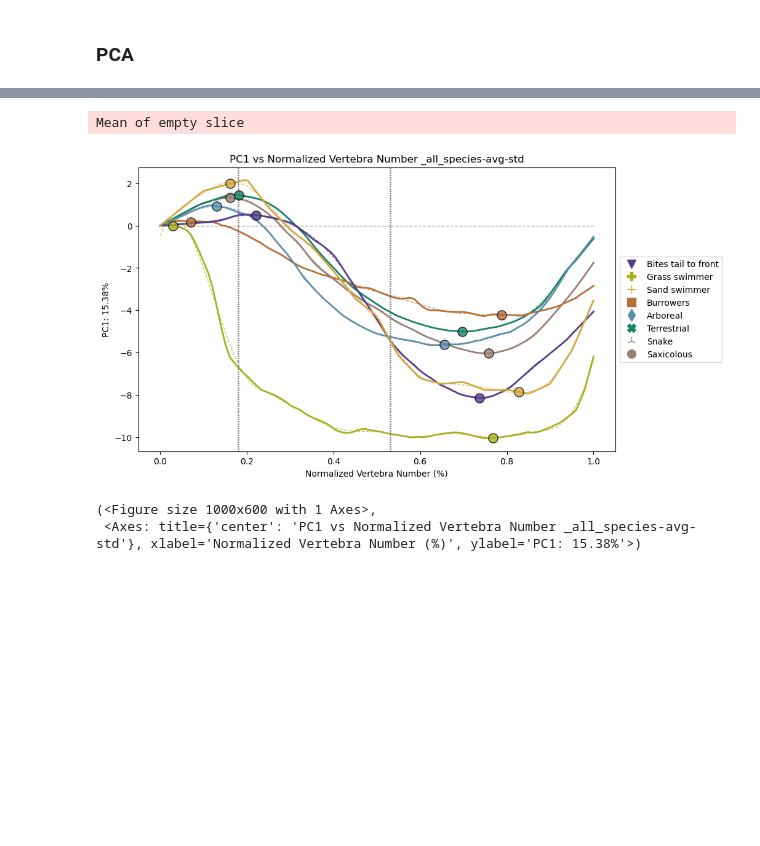
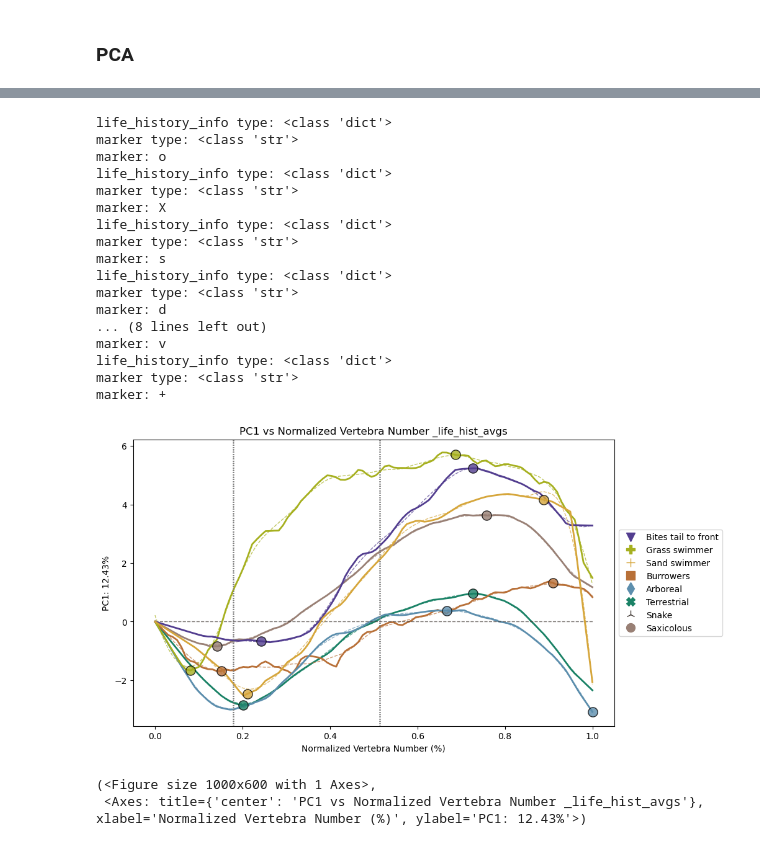
Before and after one commit to 3D-fossils-Haag/nsm, a Jupyter notebook: PCs_by_vert.ipynb, the cells around one changed output, grey strips where cells are left out. Saved outputs shown, nothing was run; the diff lists cells and outputs as text; code cells hidden in the pictures; blank space fills up the shorter version.

```diff
--- a/PCs_by_vert.ipynb
+++ b/PCs_by_vert.ipynb
@@ -151,14 +161,30 @@ Average Lumbar Percentage: 45.81%
 # %%
 transform_pc1 = lambda ys: [y - ys[0] for y in ys] if ys else [] # Offset so all start at 0
 plot_species_groups(normalized_species_groups, pca, PC_idx=0, life_history_info=life_history_info, species_colors=species_colors,
-                     out_prefix=os.path.split(os.getcwd())[1], suffix="_all_species-avg-std",
+                     out_prefix=os.path.split(os.getcwd())[1], suffix="_life_hist_avgs",
                      transform_pc1=transform_pc1, show_legend=True, group_by_life_hist=True, peaks_and_valleys=True,
                      show_region_boundaries=True, avg_thoracic=avg_thoracic, avg_cervical=avg_cervical)
 # %% [output]
-Mean of empty slice
+life_history_info type: <class 'dict'>
+marker type: <class 'str'>
+marker: o
+life_history_info type: <class 'dict'>
+marker type: <class 'str'>
+marker: X
+life_history_info type: <class 'dict'>
+marker type: <class 'str'>
+marker: s
+life_history_info type: <class 'dict'>
+marker type: <class 'str'>
+marker: d
+... (8 lines left out)
+marker: v
+life_history_info type: <class 'dict'>
+marker type: <class 'str'>
+marker: +
-[figure, old version]
+[figure, new version]
 (<Figure size 1000x600 with 1 Axes>,
- <Axes: title={'center': 'PC1 vs Normalized Vertebra Number _all_species-avg-std'}, xlabel='Normalized Vertebra Number (%)', ylabel='PC1: 15.38%'>)
+ <Axes: title={'center': 'PC1 vs Normalized Vertebra Number _life_hist_avgs'}, xlabel='Normalized Vertebra Number (%)', ylabel='PC1: 12.43%'>)
 # %%
 transform_pc1 = lambda ys: [y - ys[0] for y in ys] if ys else [] # Offset so all start at 0
 plot_species_groups(normalized_species_groups, pca, PC_idx=0, life_history_info=life_history_info, species_colors=species_colors,
```
Also changed, not shown: parts of 7 cells of this notebook.
